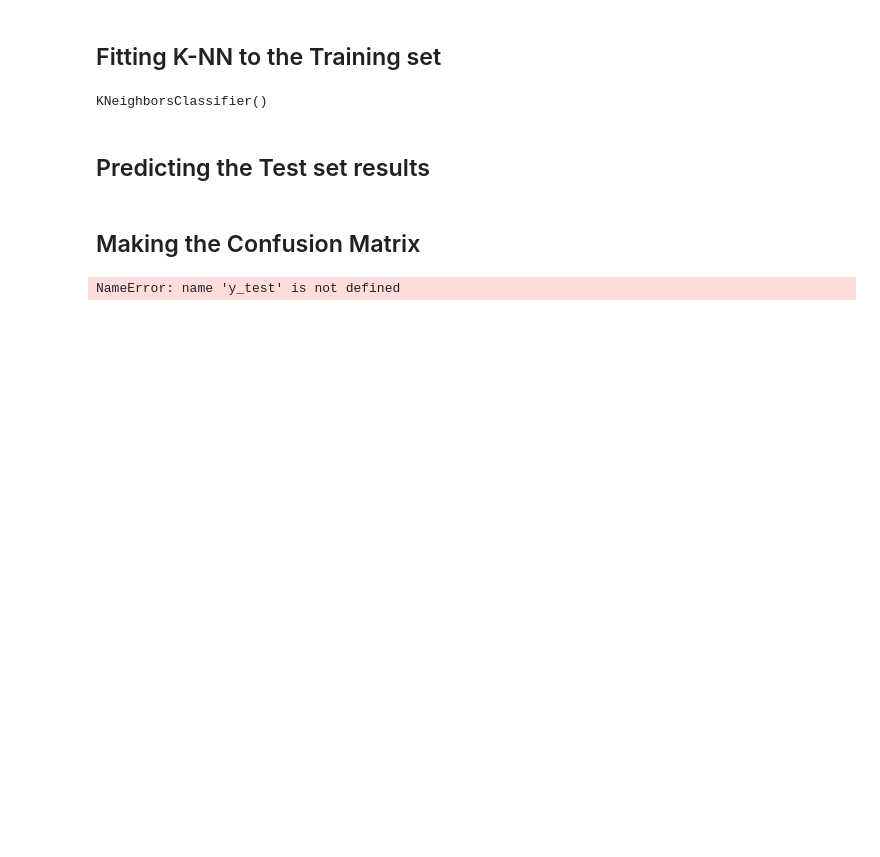
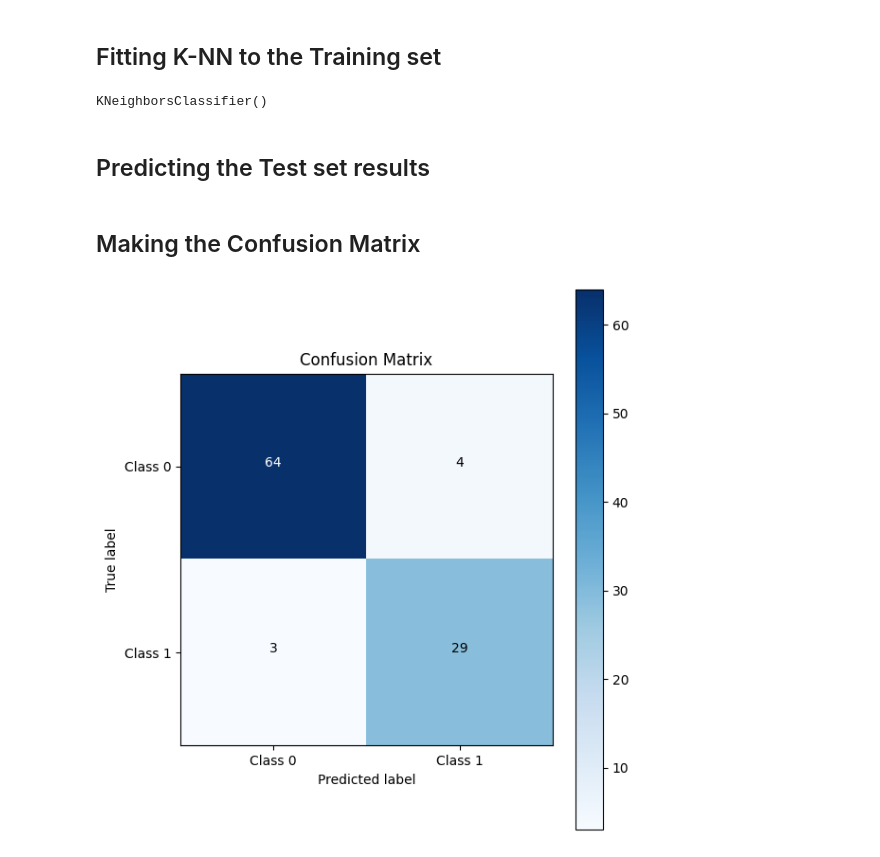
Before and after one commit to meraviverma/MachineLearning_Intro, a Jupyter notebook: 100-Days-ML-Code/Day5_K_NN.ipynb, the cells around one changed output. Drawn from its saved outputs; the diff is of its cells as text; code cells hidden in the pictures; blank space fills up the shorter version.

```diff
--- a/100-Days-ML-Code/Day5_K_NN.ipynb
+++ b/100-Days-ML-Code/Day5_K_NN.ipynb
@@ -36,6 +36,30 @@ y_pred = classifier.predict(X_test)
 ## Making the Confusion Matrix
 # %%
 from sklearn.metrics import confusion_matrix
-cm = confusion_matrix(y_test, y_pred)
+cm = confusion_matrix(Y_test, y_pred)
-# %% [output]
-NameError: name 'y_test' is not defined
+# %%
+# Plot
+plt.figure(figsize=(6,6))
+plt.imshow(cm, interpolation='nearest', cmap=plt.cm.Blues)
+plt.title("Confusion Matrix")
+plt.colorbar()
+
+# Add labels
+classes = ["Class 0", "Class 1"]  # replace with your actual class names
+tick_marks = range(len(classes))
+plt.xticks(tick_marks, classes)
+plt.yticks(tick_marks, classes)
+
+# Annotate cells
+for i in range(len(classes)):
+    for j in range(len(classes)):
+        plt.text(j, i, cm[i, j],
+                 horizontalalignment="center",
+                 color="white" if cm[i, j] > cm.max()/2 else "black")
+
+plt.ylabel("True label")
+plt.xlabel("Predicted label")
+plt.tight_layout()
+plt.show()
+# %% [output]
+[figure, added]
```
Also changed, not shown: 5 other files.
